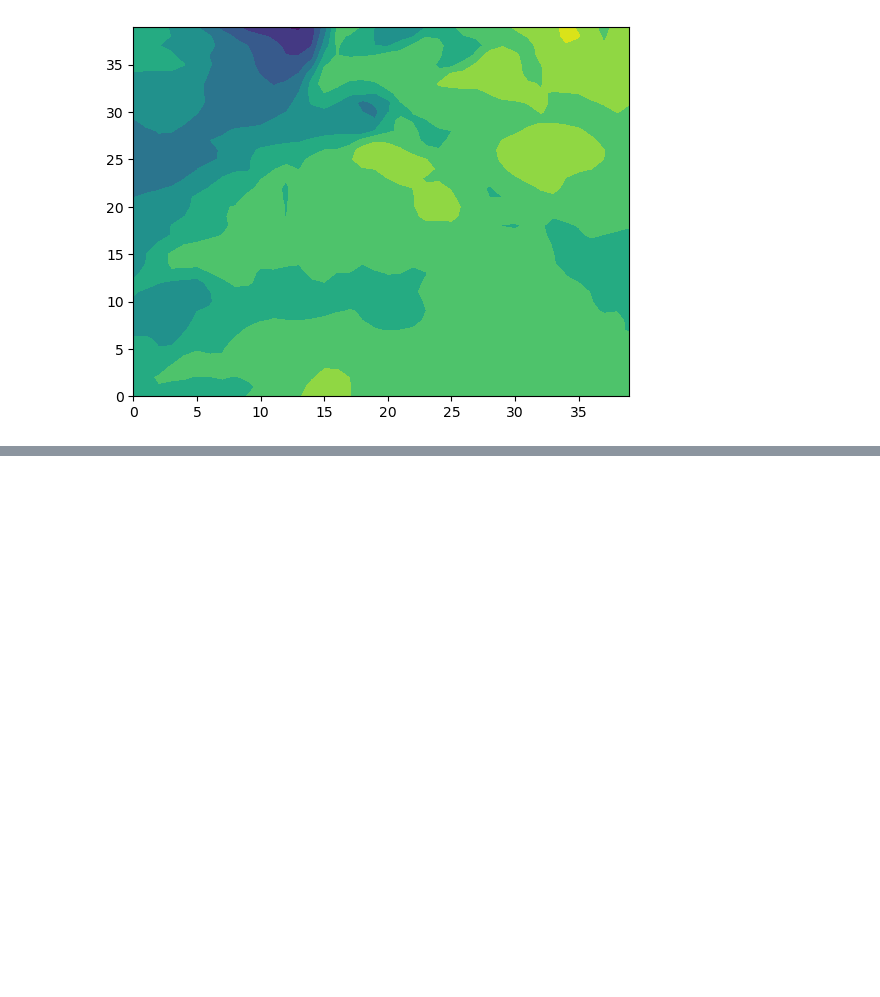
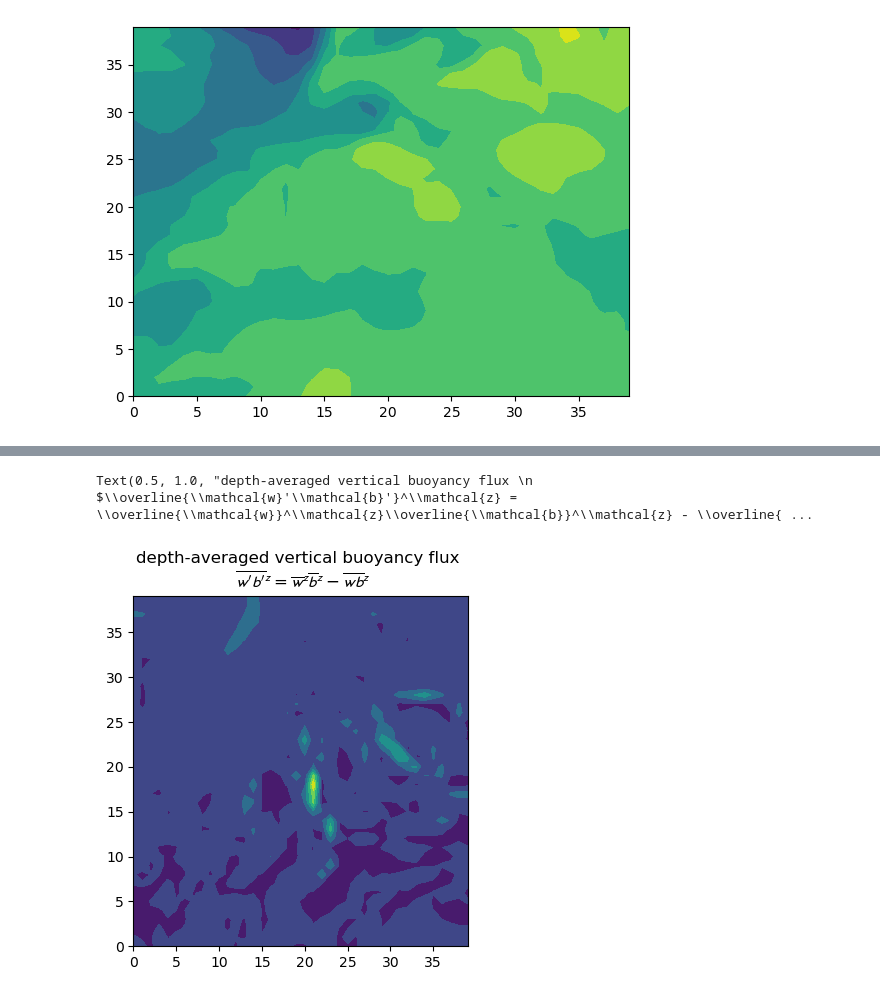
Before and after one commit to andrewfagerheim/ML_project, a Jupyter notebook: get_data.ipynb, the cells around one changed output, grey strips where cells are left out. Cells and saved outputs as stored; diff of their text form; code cells hidden in the pictures; blank space fills up the shorter version.

```diff
--- a/get_data.ipynb
+++ b/get_data.ipynb
@@ -30,0 +86,9 @@ plt.contourf(yo[2, :, :])
+# %%
+plt.figure(figsize=(25,10))
+
+plt.subplot(2,5,1)
+plt.contourf(WB_sg[2,:,:])
+plt.title("depth-averaged vertical buoyancy flux \n $\overline{\mathcal{w}'\mathcal{b}'}^\mathcal{z} = \overline{\mathcal{w}}^\mathcal{z}\overline{\mathcal{b}}^\mathcal{z} - \overline{\mathcal{wb}}^\mathcal{z}$")
+# %% [output]
+Text(0.5, 1.0, "depth-averaged vertical buoyancy flux \n $\\overline{\\mathcal{w}'\\mathcal{b}'}^\\mathcal{z} = \\overline{\\mathcal{w}}^\\mathcal{z}\\overline{\\mathcal{b}}^\\mathcal{z} - \\overline{ ...
+[figure, added]
```
Also changed, not shown: parts of 5 cells of this notebook.
